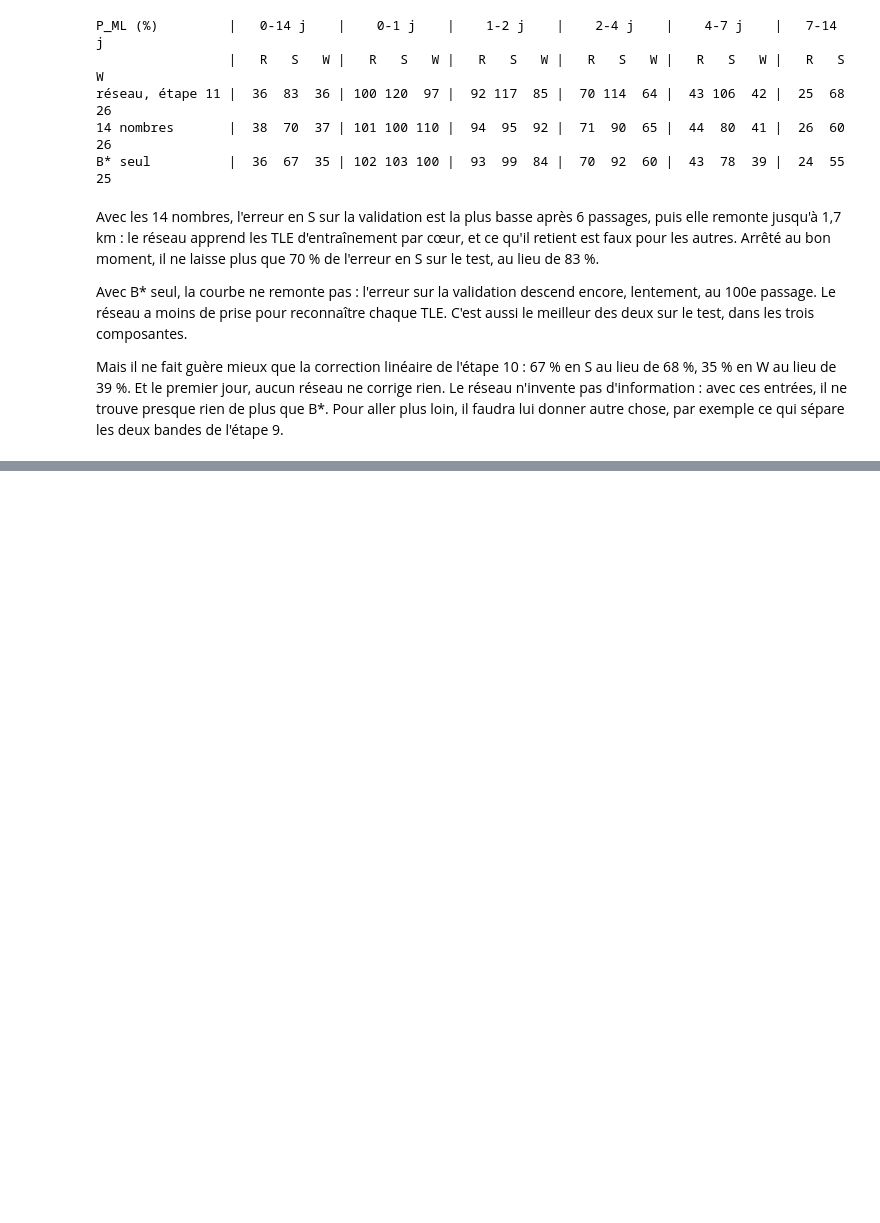
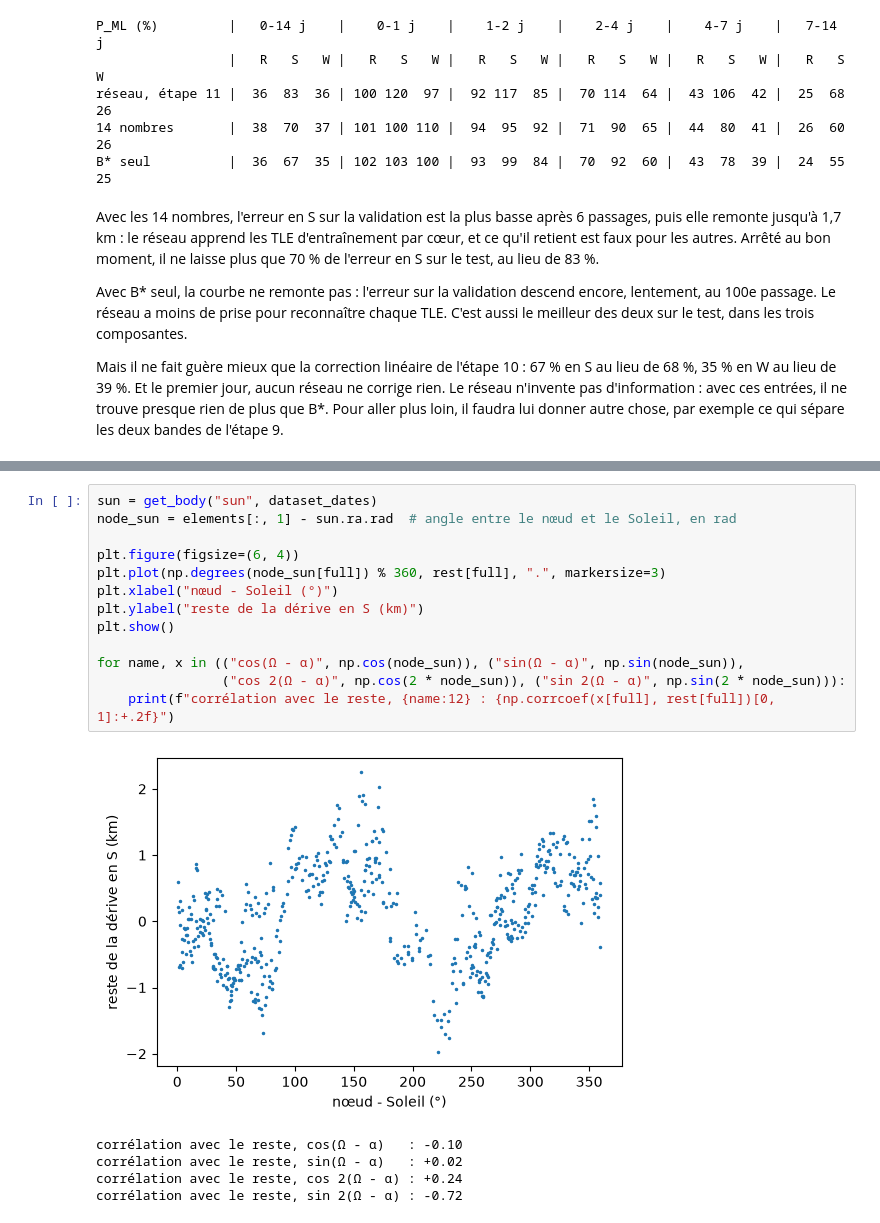
Before and after one commit to TagCopperLight/OrbitML, a Jupyter notebook: orbitml.ipynb, the cells around one changed output, grey strips where cells are left out. Saved outputs shown, nothing was run; the diff lists cells and outputs as text; blank space fills up the shorter version.

```diff
--- a/orbitml.ipynb
+++ b/orbitml.ipynb
@@ -1013,0 +1065,19 @@ Mais il ne fait guère mieux que la correction linéaire de l'étape 10 : 67 % e
+# %%
+sun = get_body("sun", dataset_dates)
+node_sun = elements[:, 1] - sun.ra.rad  # angle entre le nœud et le Soleil, en rad
+
+plt.figure(figsize=(6, 4))
+plt.plot(np.degrees(node_sun[full]) % 360, rest[full], ".", markersize=3)
+plt.xlabel("nœud - Soleil (°)")
+plt.ylabel("reste de la dérive en S (km)")
+plt.show()
+
+for name, x in (("cos(Ω - α)", np.cos(node_sun)), ("sin(Ω - α)", np.sin(node_sun)),
+                ("cos 2(Ω - α)", np.cos(2 * node_sun)), ("sin 2(Ω - α)", np.sin(2 * node_sun))):
+    print(f"corrélation avec le reste, {name:12} : {np.corrcoef(x[full], rest[full])[0, 1]:+.2f}")
+# %% [output]
+[figure, added]
+corrélation avec le reste, cos(Ω - α)   : -0.10
+corrélation avec le reste, sin(Ω - α)   : +0.02
+corrélation avec le reste, cos 2(Ω - α) : +0.24
+corrélation avec le reste, sin 2(Ω - α) : -0.72
```
Also changed, not shown: parts of 14 cells of this notebook.
